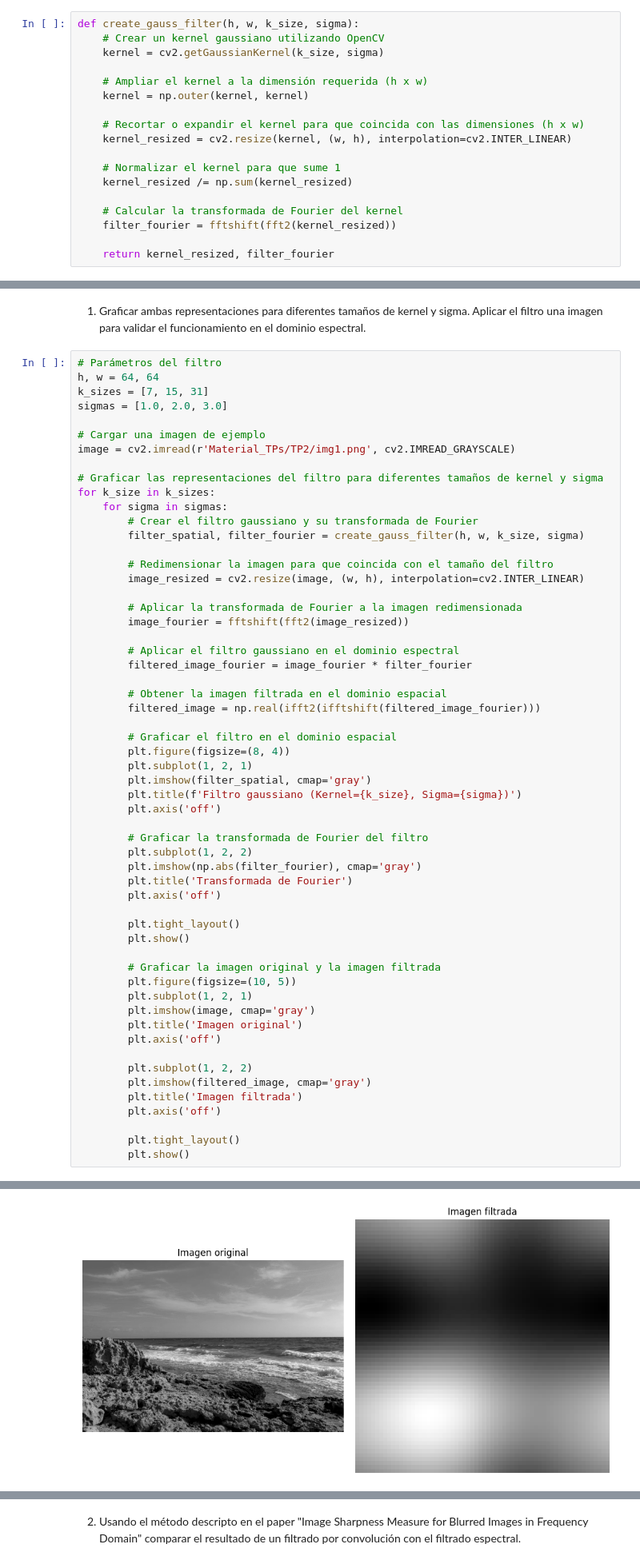
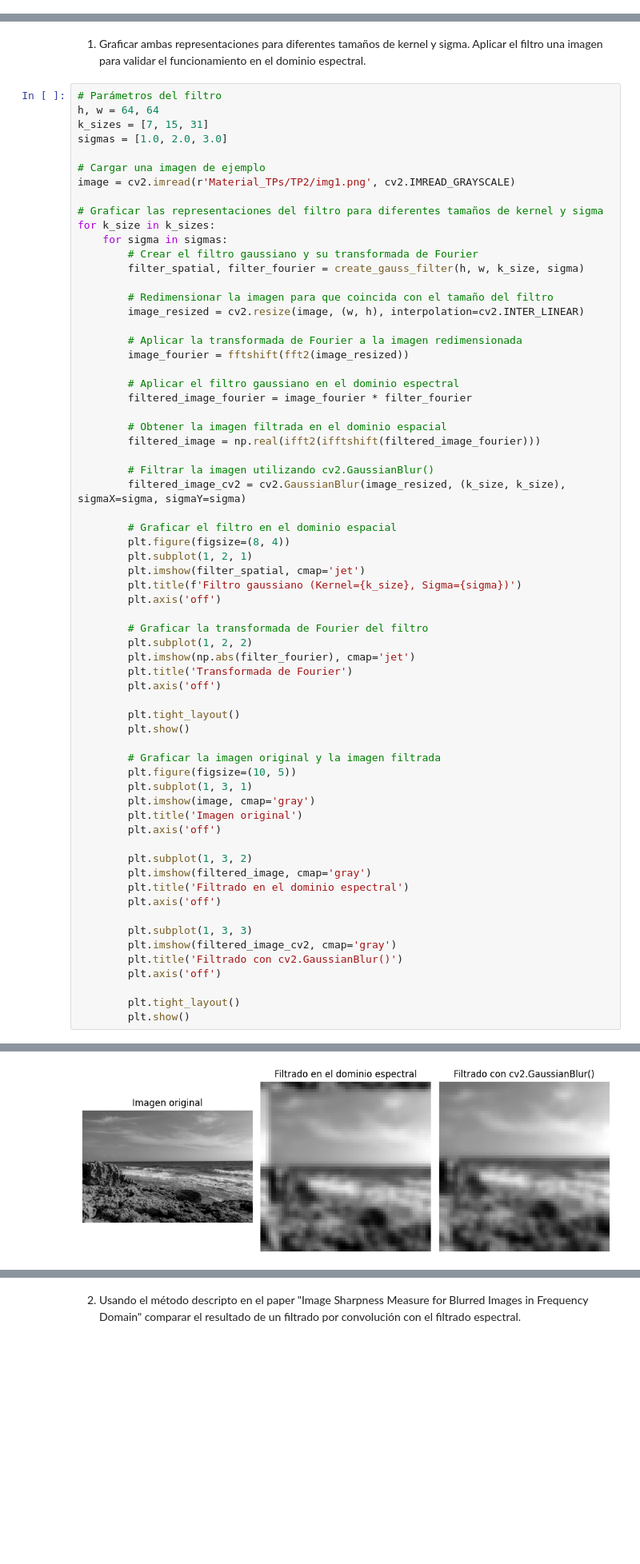
Before and after one commit to fedeglan/VC1-FIUBA, a Jupyter notebook: TP2.ipynb, the cells around one changed output, grey strips where cells are left out. Shown at 80% size. Saved outputs shown, nothing was run; the diff lists cells and outputs as text; blank space fills up the shorter version.

```diff
--- a/TP2.ipynb
+++ b/TP2.ipynb
@@ -7,21 +7,3 @@ from scipy.fftpack import fft2, fftshift, ifft2, ifftshift
 # %% [markdown]
 Implementar la función create_gauss_filter (h, w, k_size, sigma) para crear filtros gaussianos para filtrado espectral. Debe retornar un filtro gaussiano de tamaño HxW en dominio espacial y su transformada
 de Fourier.
-# %%
-def create_gauss_filter(h, w, k_size, sigma):
-    # Crear un kernel gaussiano utilizando OpenCV
-    kernel = cv2.getGaussianKernel(k_size, sigma)
-
-    # Ampliar el kernel a la dimensión requerida (h x w)
-    kernel = np.outer(kernel, kernel)
-
-    # Recortar o expandir el kernel para que coincida con las dimensiones (h x w)
-    kernel_resized = cv2.resize(kernel, (w, h), interpolation=cv2.INTER_LINEAR)
-
-    # Normalizar el kernel para que sume 1
-    kernel_resized /= np.sum(kernel_resized)
-
-    # Calcular la transformada de Fourier del kernel
-    filter_fourier = fftshift(fft2(kernel_resized))
-
-    return kernel_resized, filter_fourier
@@ -54,16 +64,19 @@ for k_size in k_sizes:
         # Obtener la imagen filtrada en el dominio espacial
         filtered_image = np.real(ifft2(ifftshift(filtered_image_fourier)))
 
+        # Filtrar la imagen utilizando cv2.GaussianBlur()
+        filtered_image_cv2 = cv2.GaussianBlur(image_resized, (k_size, k_size), sigmaX=sigma, sigmaY=sigma)
+
         # Graficar el filtro en el dominio espacial
         plt.figure(figsize=(8, 4))
         plt.subplot(1, 2, 1)
-        plt.imshow(filter_spatial, cmap='gray')
+        plt.imshow(filter_spatial, cmap='jet')
         plt.title(f'Filtro gaussiano (Kernel={k_size}, Sigma={sigma})')
         plt.axis('off')
 
         # Graficar la transformada de Fourier del filtro
         plt.subplot(1, 2, 2)
-        plt.imshow(np.abs(filter_fourier), cmap='gray')
+        plt.imshow(np.abs(filter_fourier), cmap='jet')
         plt.title('Transformada de Fourier')
         plt.axis('off')
 
@@ -72,14 +85,19 @@ for k_size in k_sizes:
 
         # Graficar la imagen original y la imagen filtrada
         plt.figure(figsize=(10, 5))
-        plt.subplot(1, 2, 1)
+        plt.subplot(1, 3, 1)
         plt.imshow(image, cmap='gray')
         plt.title('Imagen original')
         plt.axis('off')
 
-        plt.subplot(1, 2, 2)
+        plt.subplot(1, 3, 2)
         plt.imshow(filtered_image, cmap='gray')
-        plt.title('Imagen filtrada')
+        plt.title('Filtrado en el dominio espectral')
+        plt.axis('off')
+
+        plt.subplot(1, 3, 3)
+        plt.imshow(filtered_image_cv2, cmap='gray')
+        plt.title('Filtrado con cv2.GaussianBlur()')
         plt.axis('off')
 
         plt.tight_layout()
@@ -89 +107 @@ for k_size in k_sizes:
-[figure, old version]
+[figure, new version]
```
Also changed, not shown: parts of 3 cells of this notebook.
